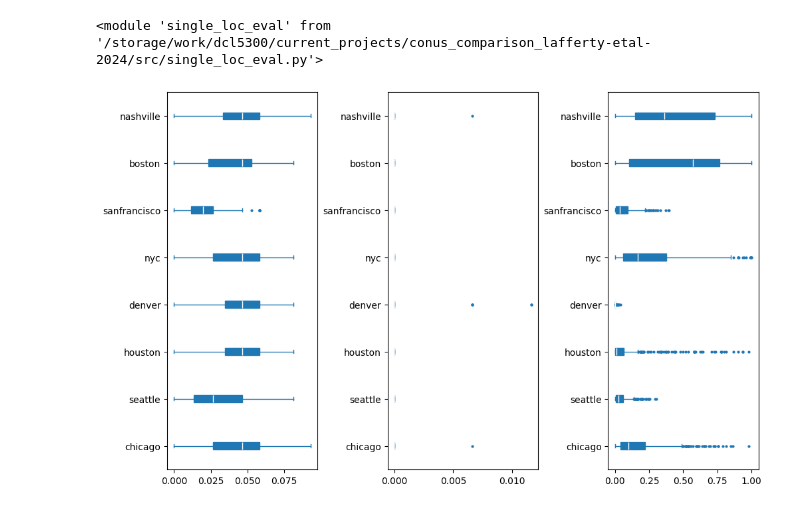
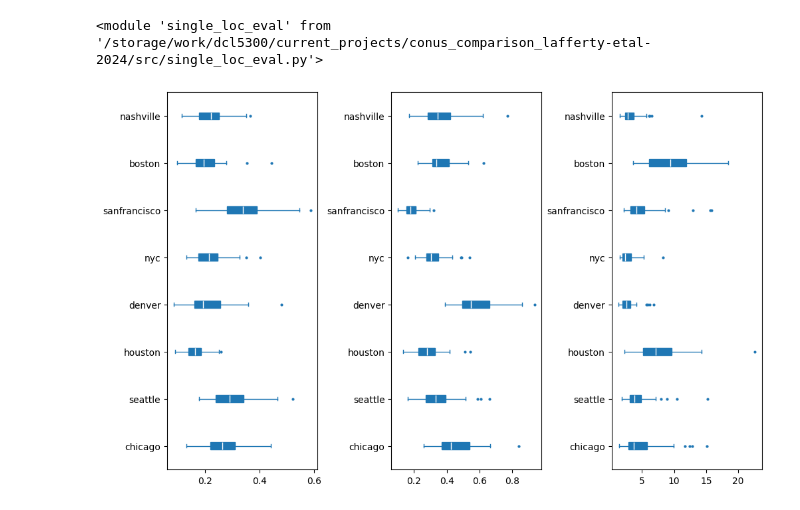
Before and after one commit to david0811/conus_comparison_lafferty-etal-2024, a Jupyter notebook: scripts/99_testing.ipynb, the cells around one changed output. Saved outputs shown, nothing was run; the diff lists cells and outputs as text; code cells hidden in the pictures.

```diff
--- a/scripts/99_testing.ipynb
+++ b/scripts/99_testing.ipynb
@@ -17,20 +59,24 @@ importlib.reload(sle)
 # %%
-df_coverage = []
+# Plot all
+df_rmse = []
+gev_type = 'stat'
 
 for metric_id in ["max_tasmax", "min_tasmin", "max_pr"]:
     for city in city_list:
         # Read
         df_obs = pd.read_csv(f'{project_data_path}/metrics/cities/{city}_{metric_id}.csv')
-        df_ns_fit = pd.read_csv(f'{project_data_path}/extreme_value/cities/original_grid/freq/{city}_{metric_id}_1950-2100_mle_nonstat_nboot100_samples.csv')
+        if gev_type == 'stat':
+            df_fit = pd.read_csv(f'{project_data_path}/extreme_value/cities/original_grid/freq/{city}_{metric_id}_1950-2014_2050-2100_lmom_stat_nbootproj1000_nboothist1_samples.csv')
+        elif gev_type == 'nonstat':
+            df_fit = pd.read_csv(f'{project_data_path}/extreme_value/cities/original_grid/freq/{city}_{metric_id}_1950-2100_mle_nonstat_nboot100_samples.csv')
 
-
-        # Get all coverage stats
+        # Get all RMSEs
         combos = df_fit.set_index(["ensemble", "gcm", "member", "ssp"]).sort_index().index.unique()
 
-        for combo in combos:
+        for combo in combos[:50]:
             ensemble, gcm, member, ssp = combo
-            # Calculate coverage
-            coverage = sle.gev_qq_plot(
+            # Calculate QQ RMSE
+            rmse = sle.gev_qq_plot(
                 df_fit=df_fit,
                 df_obs=df_obs,
                 metric_id=metric_id,
@@ -38,18 +84,17 @@ for metric_id in ["max_tasmax", "min_tasmin", "max_pr"]:
                 ssp=ssp,
                 member=member,
                 ensemble=ensemble,
-                gev_type='nonstat',
-                confidence_level=0.95,
+                gev_type=gev_type,
                 make_plot=False
                 )
             # Append
-            df_coverage.append({"city":city,
-                                "metric_id":metric_id,
-                                "ensemble":ensemble,
-                                "gcm":gcm,
-                                "member":member,
-                                "ssp":ssp,
-                                "coverage":coverage})
+            df_rmse.append({"city":city,
+                            "metric_id":metric_id,
+                            "ensemble":ensemble,
+                            "gcm":gcm,
+                            "member":member,
+                            "ssp":ssp,
+                            "rmse":rmse})
 
 # Concat
-df_coverage = pd.DataFrame(df_coverage).dropna()
+df_rmse = pd.DataFrame(df_rmse).dropna()
@@ -59,23 +101,23 @@ df_coverage = pd.DataFrame(df_coverage).dropna()
 # %%
 # Plot
 fig, axs = plt.subplots(1, 3, figsize=(10,6), layout='constrained')
 
 c='C0'
 
 for idm, metric_id in enumerate(["max_tasmax", "min_tasmin", "max_pr"]):
     ax = axs[idm]
     for idc, city in enumerate(list(city_list.keys())):
-        data = df_coverage[(df_coverage['city'] == city) & (df_coverage['metric_id'] == metric_id)]
-        ax.boxplot(x = data['coverage'],
+        data = df_rmse[(df_rmse['city'] == city) & (df_rmse['metric_id'] == metric_id)]
+        ax.boxplot(x = data['rmse'],
                    positions = [idc],
                    vert=False,
                    patch_artist=True,
                    boxprops=dict(facecolor=c, color=c),
                    capprops=dict(color=c, lw=1),
                    whiskerprops=dict(color=c, lw=1),
                    flierprops=dict(color=c, markerfacecolor=c, markeredgecolor=c, markersize=2),
                    medianprops=dict(color='white', lw=1))
     ax.set_yticklabels(list(city_list.keys()))
 plt.show()
 # %% [output]
-[figure, old version]
+[figure, new version]
```
Also changed, not shown: parts of 3 cells of this notebook, 11 other files.
